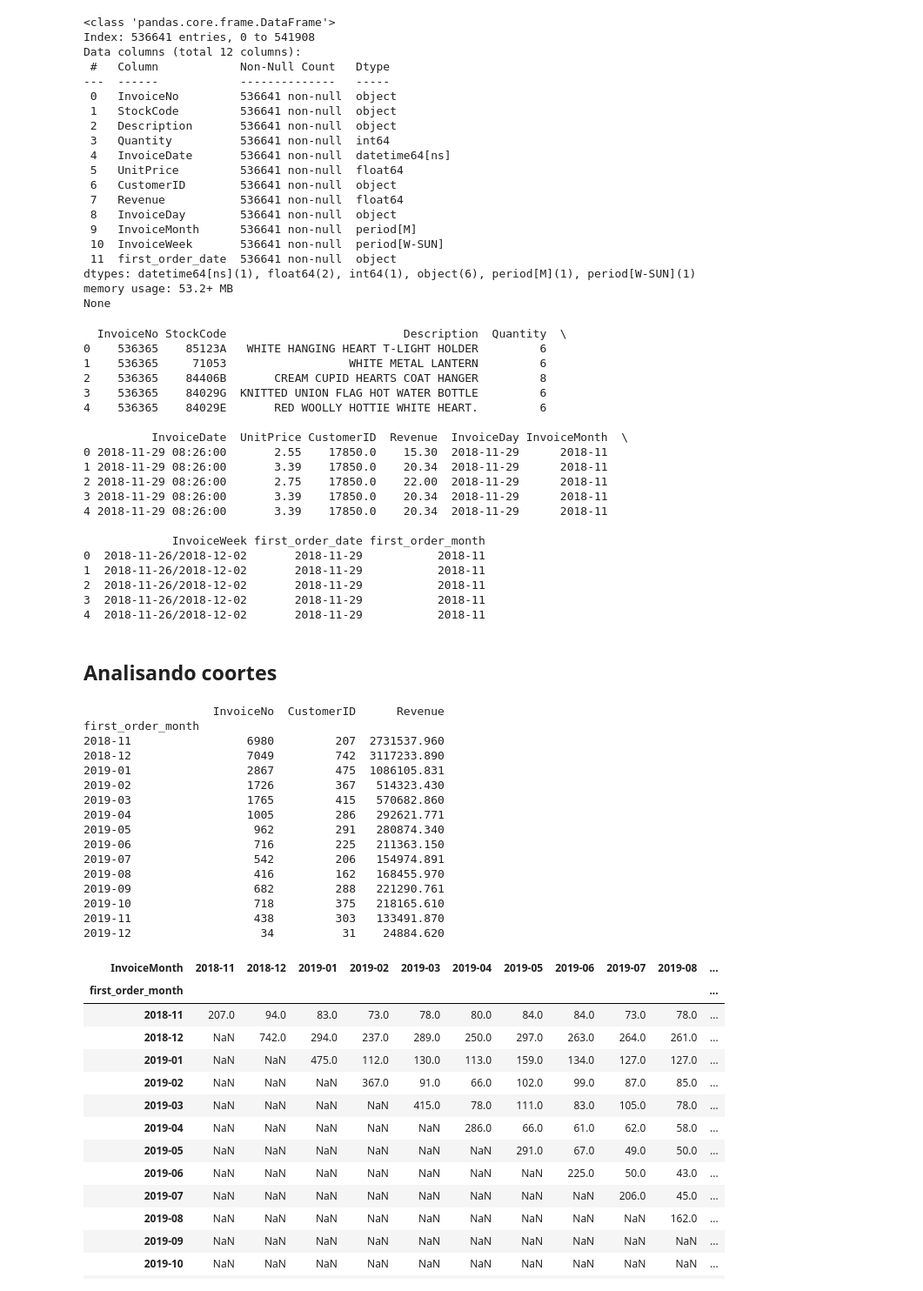
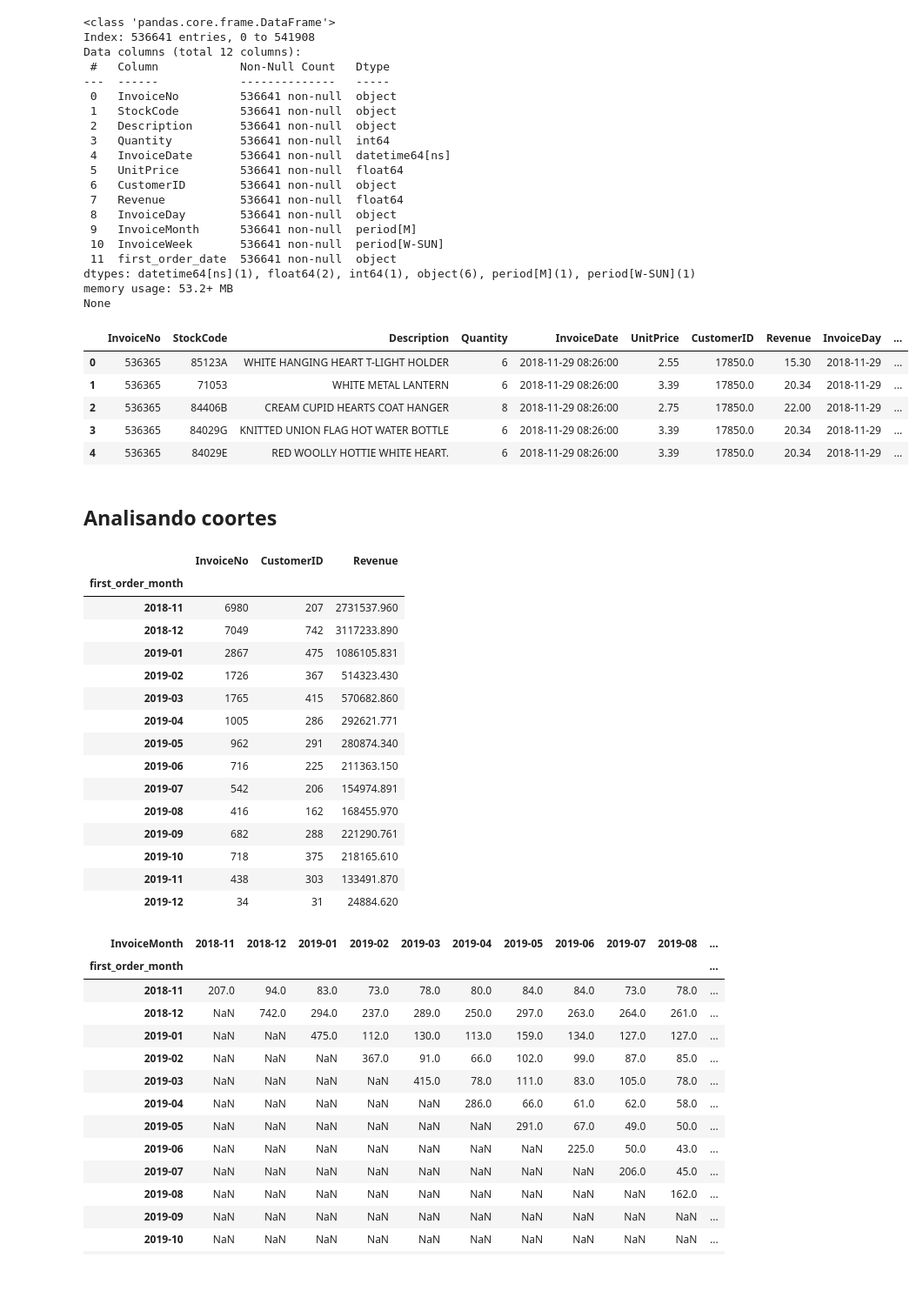
Before and after one commit to wTk9055/Projeto_ecommerce, a Jupyter notebook: projeto_final_ecommerce.ipynb, the cells around one changed output. Shown at 87% size. Cells and saved outputs as stored; diff of their text form; code cells hidden in the pictures.

```diff
--- a/projeto_final_ecommerce.ipynb
+++ b/projeto_final_ecommerce.ipynb
@@ -238,31 +224,17 @@ None
 # %%
 # convertendo a coluna 'first_order_date' para o formato datetime
 df['first_order_date'] = pd.to_datetime(df['first_order_date'])
 
 # criando uma nova coluna com o mês do primeiro pedido
 df['first_order_month'] = df['first_order_date'].dt.to_period('M')
-print(df.head())
+display(df.head())
 # %% [output]
-  InvoiceNo StockCode                          Description  Quantity  \
-0    536365    85123A   WHITE HANGING HEART T-LIGHT HOLDER         6
-1    536365     71053                  WHITE METAL LANTERN         6
-2    536365    84406B       CREAM CUPID HEARTS COAT HANGER         8
-3    536365    84029G  KNITTED UNION FLAG HOT WATER BOTTLE         6
-4    536365    84029E       RED WOOLLY HOTTIE WHITE HEART.         6
-
-          InvoiceDate  UnitPrice CustomerID  Revenue  InvoiceDay InvoiceMonth  \
-0 2018-11-29 08:26:00       2.55    17850.0    15.30  2018-11-29      2018-11
-1 2018-11-29 08:26:00       3.39    17850.0    20.34  2018-11-29      2018-11
-2 2018-11-29 08:26:00       2.75    17850.0    22.00  2018-11-29      2018-11
-3 2018-11-29 08:26:00       3.39    17850.0    20.34  2018-11-29      2018-11
-4 2018-11-29 08:26:00       3.39    17850.0    20.34  2018-11-29      2018-11
-
-             InvoiceWeek first_order_date first_order_month
-0  2018-11-26/2018-12-02       2018-11-29           2018-11
-1  2018-11-26/2018-12-02       2018-11-29           2018-11
-2  2018-11-26/2018-12-02       2018-11-29           2018-11
-3  2018-11-26/2018-12-02       2018-11-29           2018-11
-4  2018-11-26/2018-12-02       2018-11-29           2018-11
+|  | InvoiceNo | StockCode | Description | Quantity | InvoiceDate | UnitPrice | CustomerID | Revenue | InvoiceDay | ... |
+| 0 | 536365 | 85123A | WHITE HANGING HEART T-LIGHT HOLDER | 6 | 2018-11-29 08:26:00 | 2.55 | 17850.0 | 15.30 | 2018-11-29 | ... |
+| 1 | 536365 | 71053 | WHITE METAL LANTERN | 6 | 2018-11-29 08:26:00 | 3.39 | 17850.0 | 20.34 | 2018-11-29 | ... |
+| 2 | 536365 | 84406B | CREAM CUPID HEARTS COAT HANGER | 8 | 2018-11-29 08:26:00 | 2.75 | 17850.0 | 22.00 | 2018-11-29 | ... |
+| 3 | 536365 | 84029G | KNITTED UNION FLAG HOT WATER BOTTLE | 6 | 2018-11-29 08:26:00 | 3.39 | 17850.0 | 20.34 | 2018-11-29 | ... |
+| 4 | 536365 | 84029E | RED WOOLLY HOTTIE WHITE HEART. | 6 | 2018-11-29 08:26:00 | 3.39 | 17850.0 | 20.34 | 2018-11-29 | ... |
 # %% [markdown]
 ## Analisando coortes
 # %%
@@ -270,24 +242,24 @@ print(df.head())
 cohort_grouped = df.groupby('first_order_month').agg(
     {'InvoiceNo': 'nunique', 'CustomerID': 'nunique', 'Revenue': 'sum'}
 )
-print(cohort_grouped)
+display(cohort_grouped)
 # %% [output]
-                   InvoiceNo  CustomerID      Revenue
-first_order_month
-2018-11                 6980         207  2731537.960
-2018-12                 7049         742  3117233.890
-2019-01                 2867         475  1086105.831
-2019-02                 1726         367   514323.430
-2019-03                 1765         415   570682.860
-2019-04                 1005         286   292621.771
-2019-05                  962         291   280874.340
-2019-06                  716         225   211363.150
-2019-07                  542         206   154974.891
-2019-08                  416         162   168455.970
-2019-09                  682         288   221290.761
-2019-10                  718         375   218165.610
-2019-11                  438         303   133491.870
-2019-12                   34          31    24884.620
+|  | InvoiceNo | CustomerID | Revenue |
+| first_order_month |  |  |  |
+| 2018-11 | 6980 | 207 | 2731537.960 |
+| 2018-12 | 7049 | 742 | 3117233.890 |
+| 2019-01 | 2867 | 475 | 1086105.831 |
+| 2019-02 | 1726 | 367 | 514323.430 |
+| 2019-03 | 1765 | 415 | 570682.860 |
+| 2019-04 | 1005 | 286 | 292621.771 |
+| 2019-05 | 962 | 291 | 280874.340 |
+| 2019-06 | 716 | 225 | 211363.150 |
+| 2019-07 | 542 | 206 | 154974.891 |
+| 2019-08 | 416 | 162 | 168455.970 |
+| 2019-09 | 682 | 288 | 221290.761 |
+| 2019-10 | 718 | 375 | 218165.610 |
+| 2019-11 | 438 | 303 | 133491.870 |
+| 2019-12 | 34 | 31 | 24884.620 |
 # %%
 # criando uma tabela dinâmica como número de usuaários por coorte
 customer_per_cohort = df.pivot_table(
```
Also changed, not shown: parts of 3 cells of this notebook.
